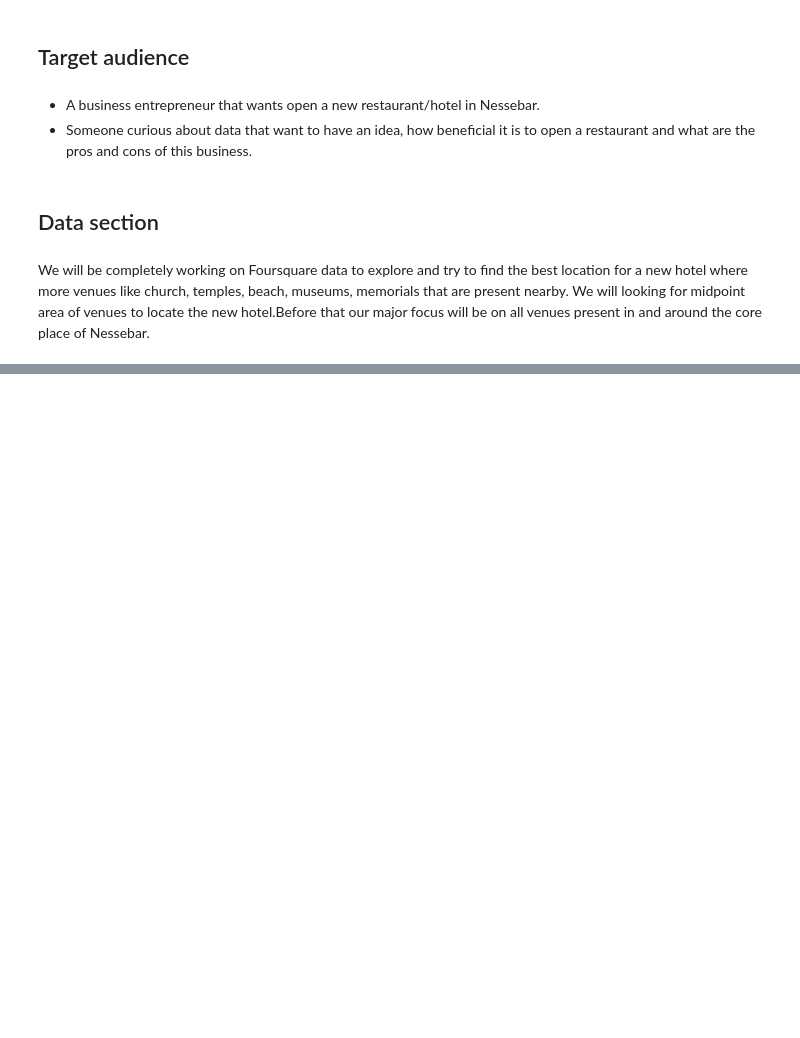
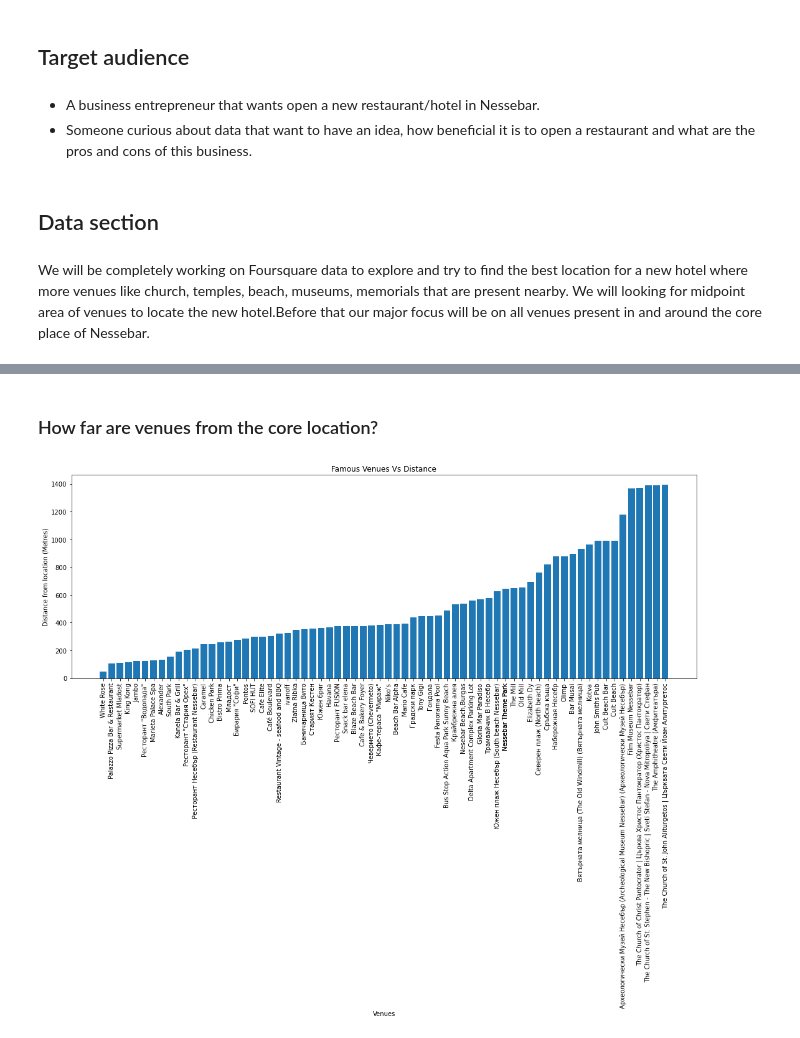
Before and after one commit to ElisavetaPatsova/Coursera_Capstone, a Jupyter notebook: Battle of the neighbourhoods.ipynb, the cells around one changed output, grey strips where cells are left out. Saved outputs shown, nothing was run; the diff lists cells and outputs as text; code cells hidden in the pictures; blank space fills up the shorter version.

```diff
--- a/Battle of the neighbourhoods.ipynb
+++ b/Battle of the neighbourhoods.ipynb
@@ -32,0 +191,16 @@ We will looking for midpoint area of venues to locate the new hotel.Before that
+# %%
+items_venues = results_venues['response']['groups'][0]['items']
+# %%
+dataframe_venues = json_normalize(items_venues) # flatten JSON
+
+# filter columns
+filtered_columns = ['venue.name', 'venue.categories'] + [col for col in dataframe_venues.columns if col.startswith('venue.location.')] + ['venue.id']
+dataframe_filtered_venues = dataframe_venues.loc[:, filtered_columns]
+
+# filter the category for each row
+dataframe_filtered_venues['venue.categories'] = dataframe_filtered_venues.apply(get_category_type, axis=1)
+
+# clean columns
+dataframe_filtered_venues.columns = [col.split('.')[-1] for col in dataframe_filtered_venues.columns]
+
+dataframe_filtered_venues.name
@@ -32,0 +271,9 @@ We will looking for midpoint area of venues to locate the new hotel.Before that
+# %%
+# Data extracted from foursquare venues
+four_sq_venue=pd.DataFrame(dataframe_filtered_venues[['name','categories','distance','lat','lng','id']])
+
+# Data extracted from search queries
+new_venues=pd.DataFrame(search_df)
+
+# Concatenate both dataframe
+df_venue=pd.concat([four_sq_venue, new_venues],sort=True)
@@ -32,0 +283,5 @@ We will looking for midpoint area of venues to locate the new hotel.Before that
+# %%
+to_drop = ['Hotel', 'Restautant','hotel','Resort']
+df_venues = df_venue[~df_venue['name'].str.contains('|'.join(to_drop))].reset_index()
+print("There are {} venues in Nesebar".format(df_venues.shape[0]))
+df_venues[['name','distance','id']]
@@ -32,0 +339,18 @@ We will looking for midpoint area of venues to locate the new hotel.Before that
+# %% [markdown]
+### How far are venues from the core location?
+# %%
+distance_venues_df=df_venues.sort_values('distance')
+
+def plot_bar_venue():
+    # this is for plotting purpose
+    index = np.arange(len(distance_venues_df.name))
+    plt.figure(figsize=(18,6))
+    plt.bar(distance_venues_df.name, distance_venues_df.distance)
+    plt.xlabel('Venues')
+    plt.ylabel('Distance from location (Metres)')
+    plt.xticks(distance_venues_df.name,rotation=90)
+    plt.title('Famous Venues Vs Distance')
+    plt.show
+plot_bar_venue()
+# %% [output]
+[figure, added]
```
Also changed, not shown: parts of 33 cells of this notebook.
